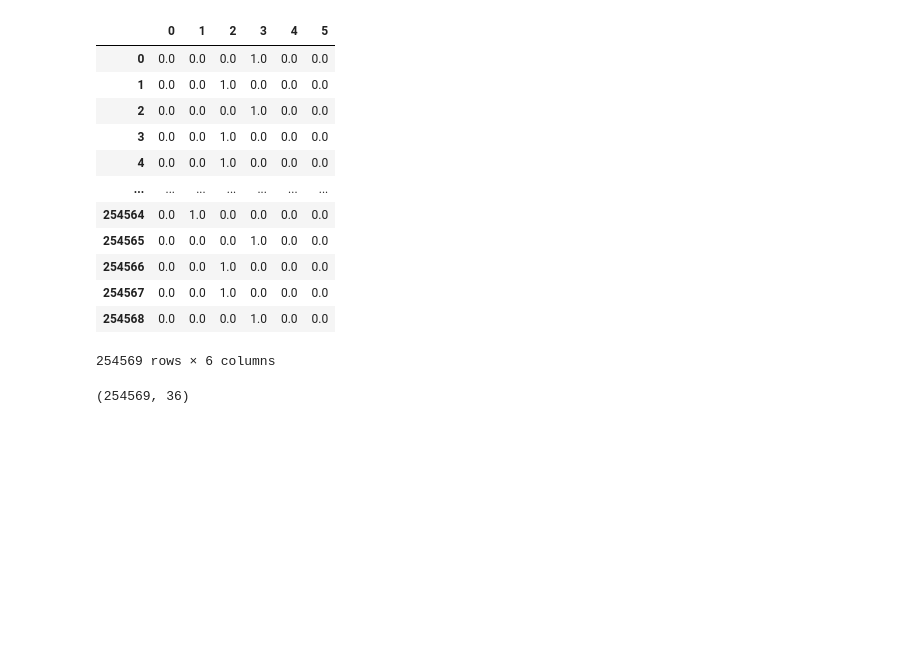
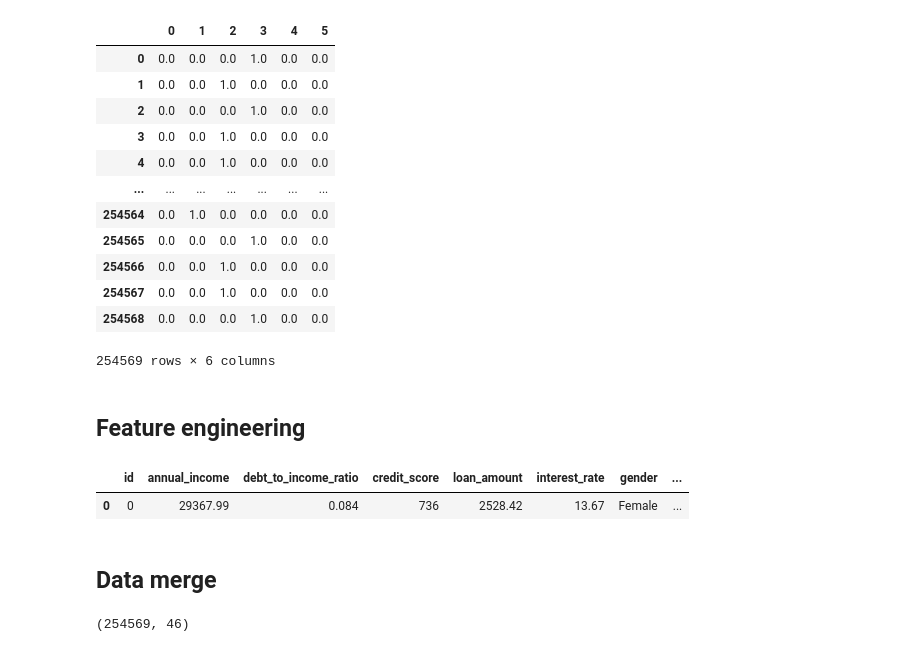
Before and after one commit to ReivaxD/MachineLearningProject, a Jupyter notebook: Loan Payback/LP.ipynb, the cells around one changed output. Drawn from its saved outputs; the diff is of its cells as text; code cells hidden in the pictures; blank space fills up the shorter version.

Commit message:
add feature engineering

```diff
--- a/Loan Payback/LP.ipynb
+++ b/Loan Payback/LP.ipynb
@@ -304,3 +308,10 @@ encoded_df_grades_Test
 # %%
 NumberData = train[['annual_income', 'debt_to_income_ratio', 'credit_score', 'loan_amount', 'interest_rate']].copy()
 NumberData_Test = test[['annual_income', 'debt_to_income_ratio', 'credit_score', 'loan_amount', 'interest_rate']].copy()
+# %% [markdown]
+## Feature engineering
+# %%
+train.head(1)
+# %% [output]
+|  | id | annual_income | debt_to_income_ratio | credit_score | loan_amount | interest_rate | gender | ... |
+| 0 | 0 | 29367.99 | 0.084 | 736 | 2528.42 | 13.67 | Female | ... |
@@ -307,10 +353,12 @@ NumberData_Test = test[['annual_income', 'debt_to_income_ratio', 'credit_score',
+# %% [markdown]
+## Data merge
 # %%
-Data_Total_Train = pd.concat([NumberData, encoded_df, encoded_df_grades], axis=1)
+Data_Total_Train = pd.concat([NumberData, encoded_df, encoded_df_grades, newFeaturesTrain], axis=1)
 
-Data_Total_Test = pd.concat([NumberData_Test, encoded_df_Test, encoded_df_grades_Test], axis=1)
+Data_Total_Test = pd.concat([NumberData_Test, encoded_df_Test, encoded_df_grades_Test, newFeaturesTest], axis=1)
 Data_Total_Test.shape
 # %% [output]
-(254569, 36)
+(254569, 46)
 # %%
 scaler = StandardScaler()
 
```
Also changed, not shown: parts of 10 cells of this notebook.
